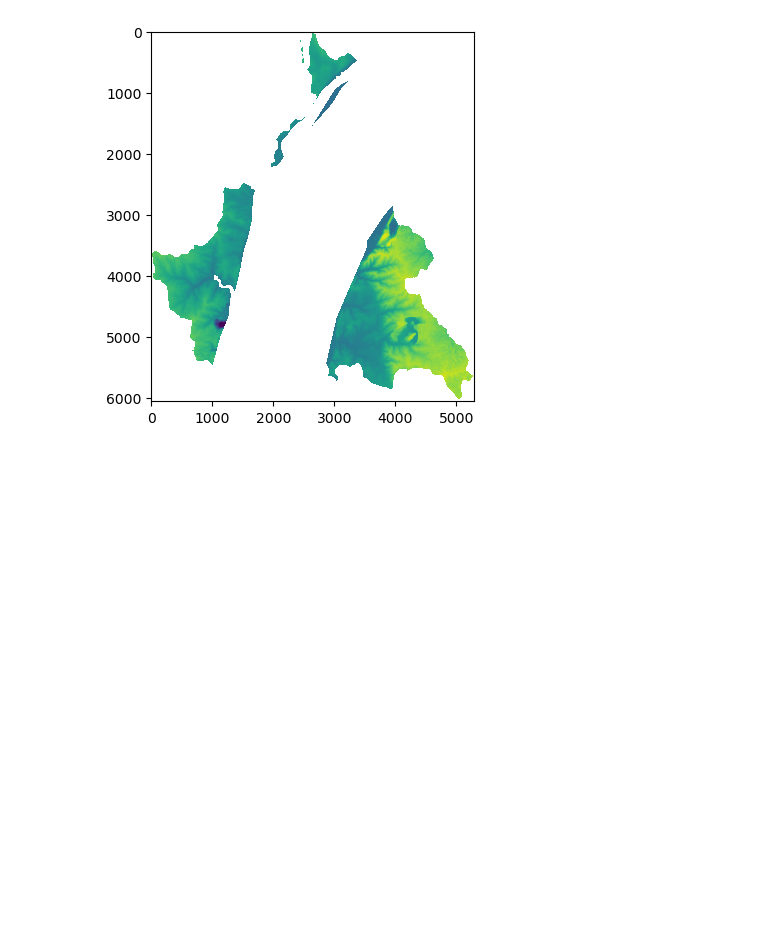
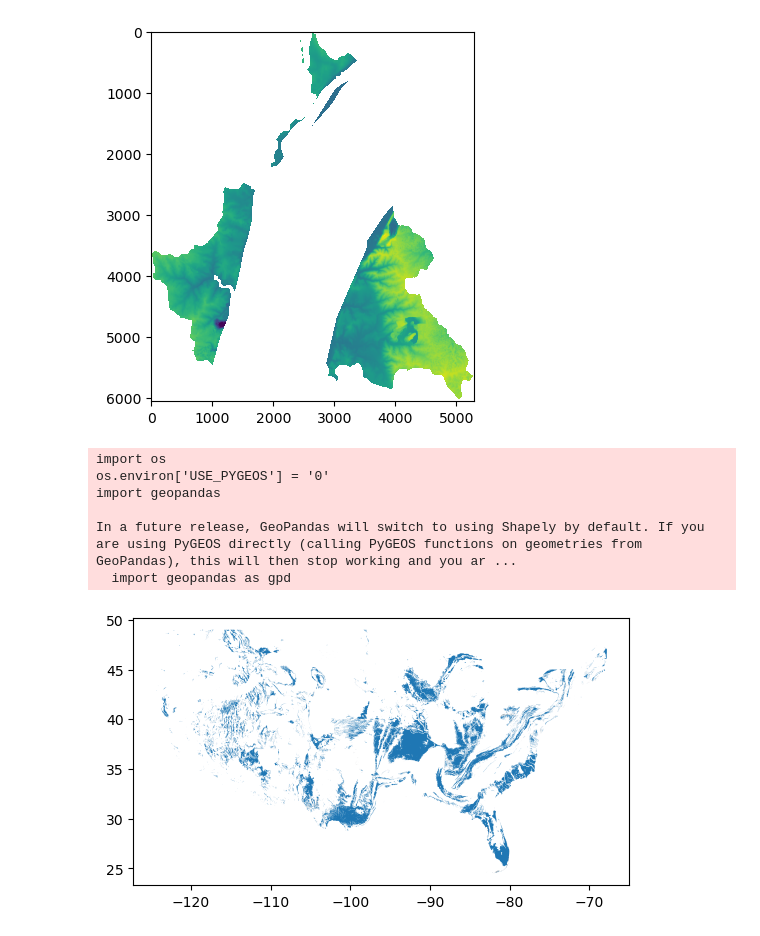
Before and after one commit to CovingtonResearchGroup/sinkhole_analysis, a Jupyter notebook: HUC-karst-trimming.ipynb, the cells around one changed output. Cells and saved outputs as stored; diff of their text form; code cells hidden in the pictures; blank space fills up the shorter version.

Commit message:
code for looking at all HUCs with carbs

```diff
--- a/HUC-karst-trimming.ipynb
+++ b/HUC-karst-trimming.ipynb
@@ -307,3 +307,16 @@ for box in bbox_zip:
 box_list
 # %%
 bbox_zip
+# %%
+import geopandas as gpd
+all_carbs = gpd.read_file('./USGS-Karst-Map/Dissolved_carbonates_seperate_polys_E_B3.shp')
+all_carbs.plot()
+all_carbs_dissolved = all_carbs.dissolve()
+# %% [output]
+import os
+os.environ['USE_PYGEOS'] = '0'
+import geopandas
+
+In a future release, GeoPandas will switch to using Shapely by default. If you are using PyGEOS directly (calling PyGEOS functions on geometries from GeoPandas), this will then stop working and you ar ...
+  import geopandas as gpd
+[figure, added]
```
Also changed, not shown: parts of 15 cells of this notebook, 1 other file.
